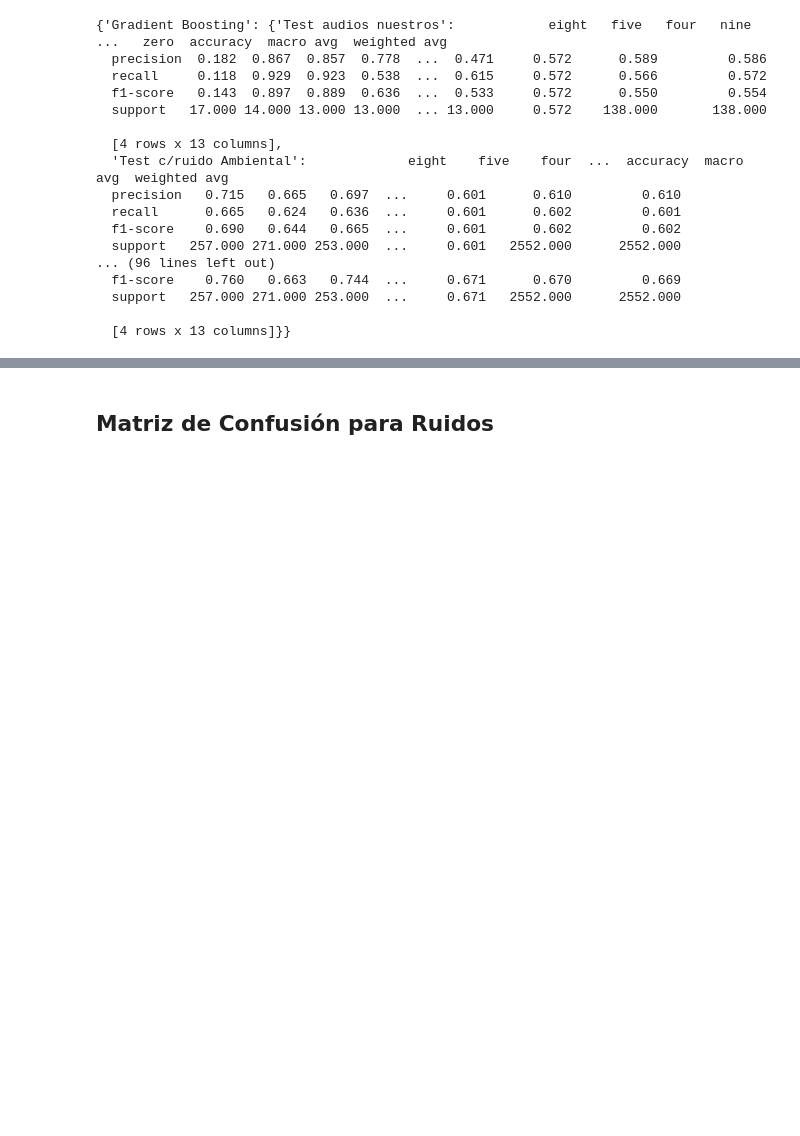
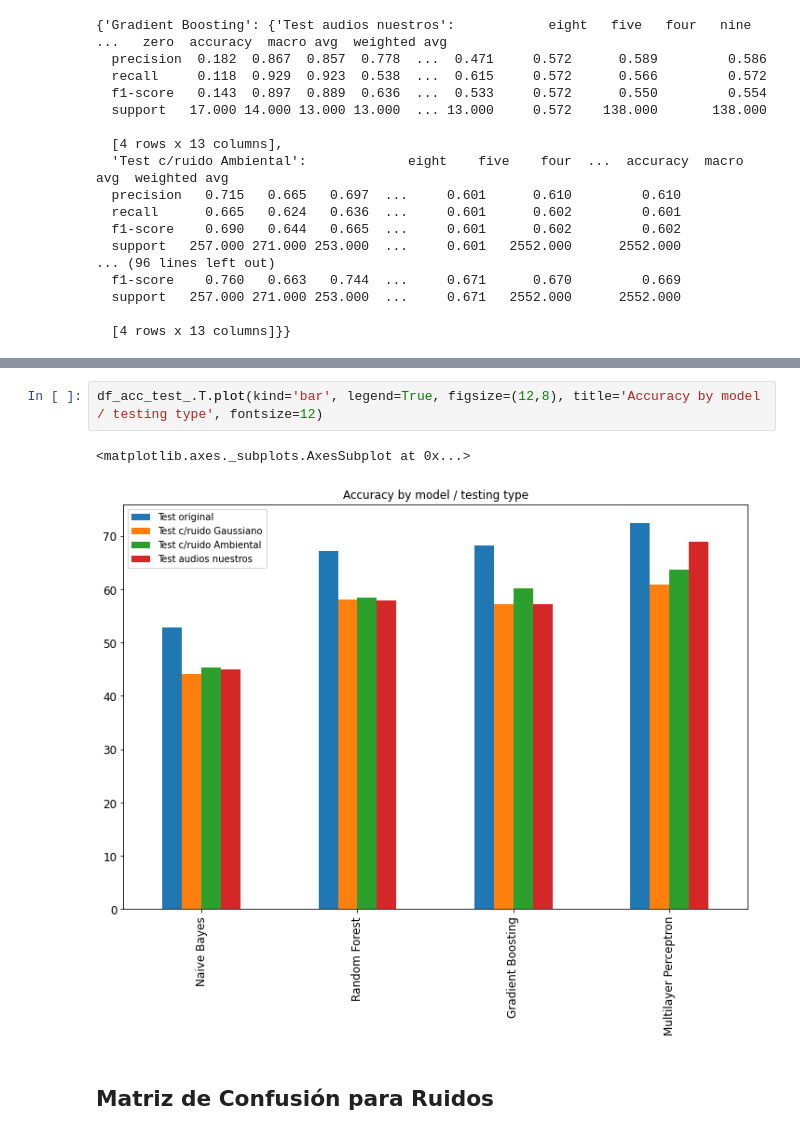
Before and after one commit to newgabo/TP2-AA, a Jupyter notebook: TP2_AA_Modelos_.ipynb, the cells around one changed output, grey strips where cells are left out. Drawn from its saved outputs; the diff is of its cells as text; blank space fills up the shorter version.

```diff
--- a/TP2_AA_Modelos_.ipynb
+++ b/TP2_AA_Modelos_.ipynb
@@ -513,3 +535,8 @@ df_acc_test_.T.plot(kind='bar')
+# %%
+df_acc_test_.T.plot(kind='bar', legend=True, figsize=(12,8), title='Accuracy by model / testing type', fontsize=12)
+# %% [output]
+<matplotlib.axes._subplots.AxesSubplot at 0x...>
+[figure, added]
 # %% [markdown]
 ## Matriz de Confusión para Ruidos
 # %%
```
Also changed, not shown: parts of 4 cells of this notebook.
